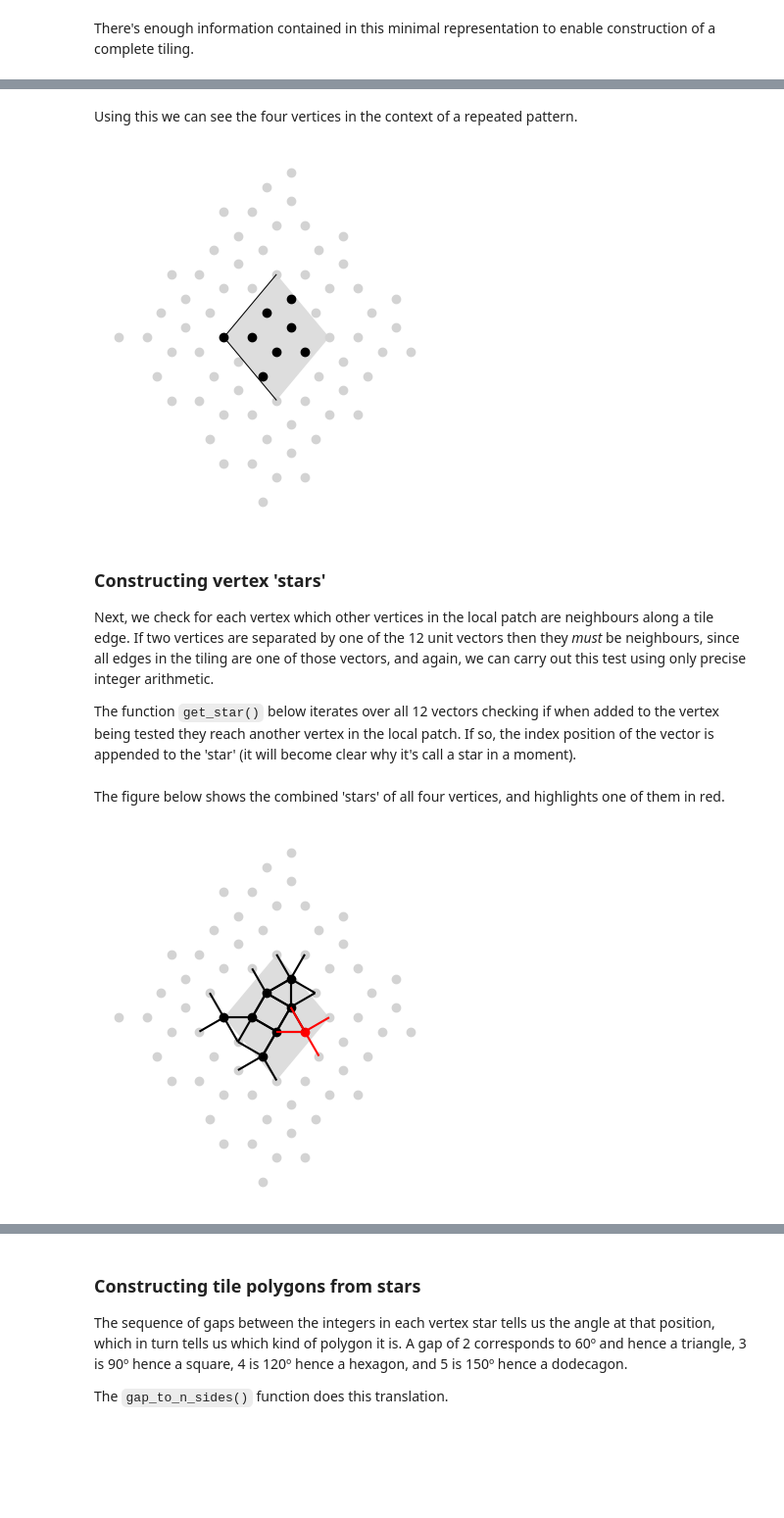
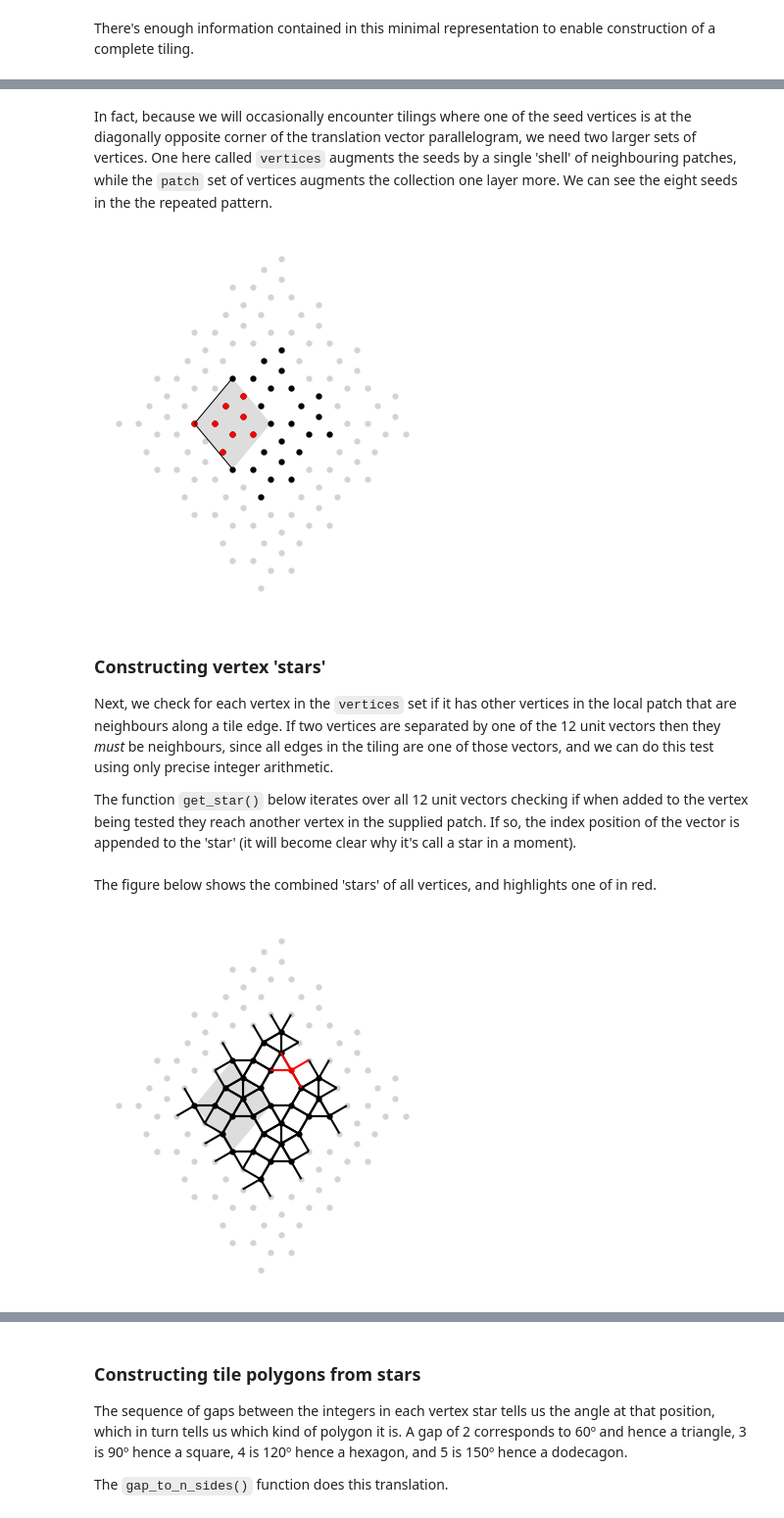
Before and after one commit to DOSull/dosull.github.io, a Jupyter notebook: posts/2026/11/15/index.ipynb, the cells around one changed output, grey strips where cells are left out. Shown at 98% size. Cells and saved outputs as stored; diff of their text form; code cells hidden in the pictures; blank space fills up the shorter version.

```diff
--- a/posts/2026/11/15/index.ipynb
+++ b/posts/2026/11/15/index.ipynb
@@ -179,38 +179,41 @@ All the information required is not _directly_ available in the four vertices. W
 # %%
 #| label: function-get-patch
 
-def get_patch(vs, t1, t2):
+def get_patch(vs, t1, t2, n0, n1):
   patch = set()
-  for k1 in range(-1, 2):
-    for k2 in range(-1, 2):
+  for k1 in range(n0, n1 + 1):
+    for k2 in range(n0, n1 + 1):
       for v in vs:
         hashcode = vsum(v, vprod(k1, t1), vprod(k2, t2))
         patch.add(hashcode)
   return patch
 # %% [markdown]
-Using this we can see the four vertices in the context of a repeated pattern.
+In fact, because we will occasionally encounter tilings where one of the seed vertices is at the diagonally opposite corner of the translation vector parallelogram, we need two larger sets of vertices. One here called `vertices` augments the seeds by a single 'shell' of neighbouring patches, while the `patch` set of vertices augments the collection one layer more. We can see the eight seeds in the the repeated pattern.
 # %%
 #| label: fig-plot-patch
 #| code-fold: true
-#| fig-cap: The tiling vertices in the local patch context.
+#| fig-cap: The seed vertices (red), one layer of additional vertices (black) and vertices in the wider patch context (grey).
 
-patch = get_patch(vertices, t1, t2)
+vertices = get_patch(seed, t1, t2, 0, 1)
+patch = get_patch(seed, t1, t2, -1, 2)
 
 ax = base_unit.plot(fc = "#dddddd")
 gpd.GeoSeries([get_line(t1)]).plot(ax = ax, color = "k", lw = 0.75)
 gpd.GeoSeries([get_line(t2)]).plot(ax = ax, color = "k", lw = 0.75)
 gpd.GeoSeries([get_point(v) for v in patch]) \
-  .plot(ax = ax, color = "lightgrey")
+  .plot(ax = ax, color = "lightgrey", markersize = 12)
 gpd.GeoSeries([get_point(v) for v in vertices]) \
-  .plot(ax = ax, color = "k")
+  .plot(ax = ax, color = "k", markersize = 12)
+gpd.GeoSeries([get_point(v) for v in seed]) \
+  .plot(ax = ax, color = "r", markersize = 12)
 ax.set_axis_off()
 # %% [output]
-[figure, old version]
+[figure, new version]
 # %% [markdown]
 ### Constructing vertex 'stars'
-Next, we check for each vertex which other vertices in the local patch are neighbours along a tile edge. If two vertices are separated by one of the 12 unit vectors then they _must_ be neighbours, since all edges in the tiling are one of those vectors, and again, we can carry out this test using only precise integer arithmetic.
+Next, we check for each vertex in the `vertices` set if it has other vertices in the local patch that are neighbours along a tile edge. If two vertices are separated by one of the 12 unit vectors then they _must_ be neighbours, since all edges in the tiling are one of those vectors, and we can do this test using only precise integer arithmetic.
 
-The function `get_star()` below iterates over all 12 vectors checking if when added to the vertex being tested they reach another vertex in the local patch. If so, the index position of the vector is appended to the 'star' (it will become clear why it's call a star in a moment).
+The function `get_star()` below iterates over all 12 unit vectors checking if when added to the vertex being tested they reach another vertex in the supplied patch. If so, the index position of the vector is appended to the 'star' (it will become clear why it's call a star in a moment).
 # %%
 #| label: get-star
 
@@ -222,23 +225,24 @@ def get_star(v, patch):
       star.append(k)
   return star
 # %% [markdown]
-The figure below shows the combined 'stars' of all four vertices, and highlights one of them in red.
+The figure below shows the combined 'stars' of all vertices, and highlights one of in red.
 # %%
 #| label: fig-plot-stars
-#| fig-cap: The 'stars' of the tiling's vertices, with one highlighted in red.
+#| fig-cap: The 'stars' of the extended set of vertices, with one highlighted in red.
 #| code-fold: true
 
 ax = base_unit.plot(fc = "#dddddd")
 gpd.GeoSeries([get_point(v) for v in patch]) \
-  .plot(ax = ax, color = "lightgrey")
+  .plot(ax = ax, color = "lightgrey", markersize = 12)
 stars = []
 for i, v in enumerate(vertices):
   stars.append(get_star(v, patch))
   color = "r" if i == len(vertices) - 1 else "k"
-  gpd.GeoSeries([get_point(v)]).plot(ax = ax, color = color)
+  gpd.GeoSeries([get_point(v)]) \
+    .plot(ax = ax, color = color, markersize = 12)
   gpd.GeoSeries([get_line(BASE_COORDS[i], v) for i in stars[-1]]) \
-    .plot(ax = ax, color = color)
+    .plot(ax = ax, color = color, markersize = 12)
   ax.set_axis_off()
 # %% [output]
-[figure, old version]
+[figure, new version]
 # %% [markdown]
```
Also changed, not shown: parts of 14 cells of this notebook, 14 other files.
